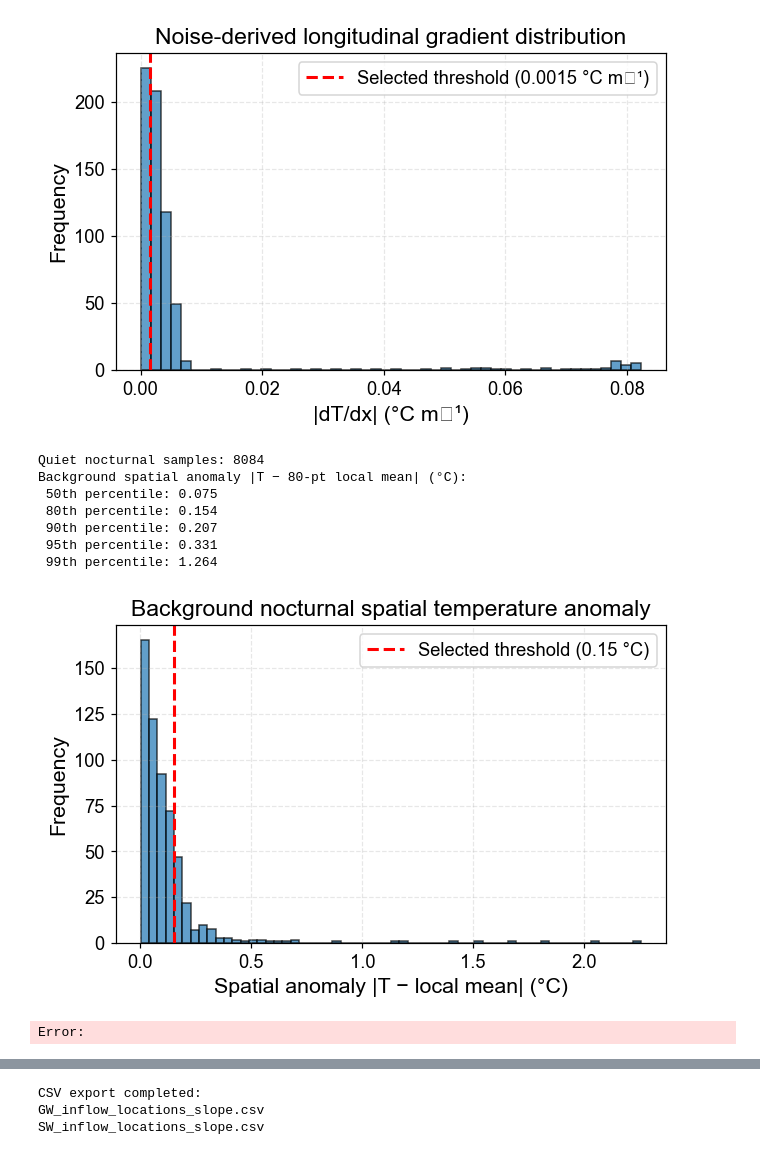
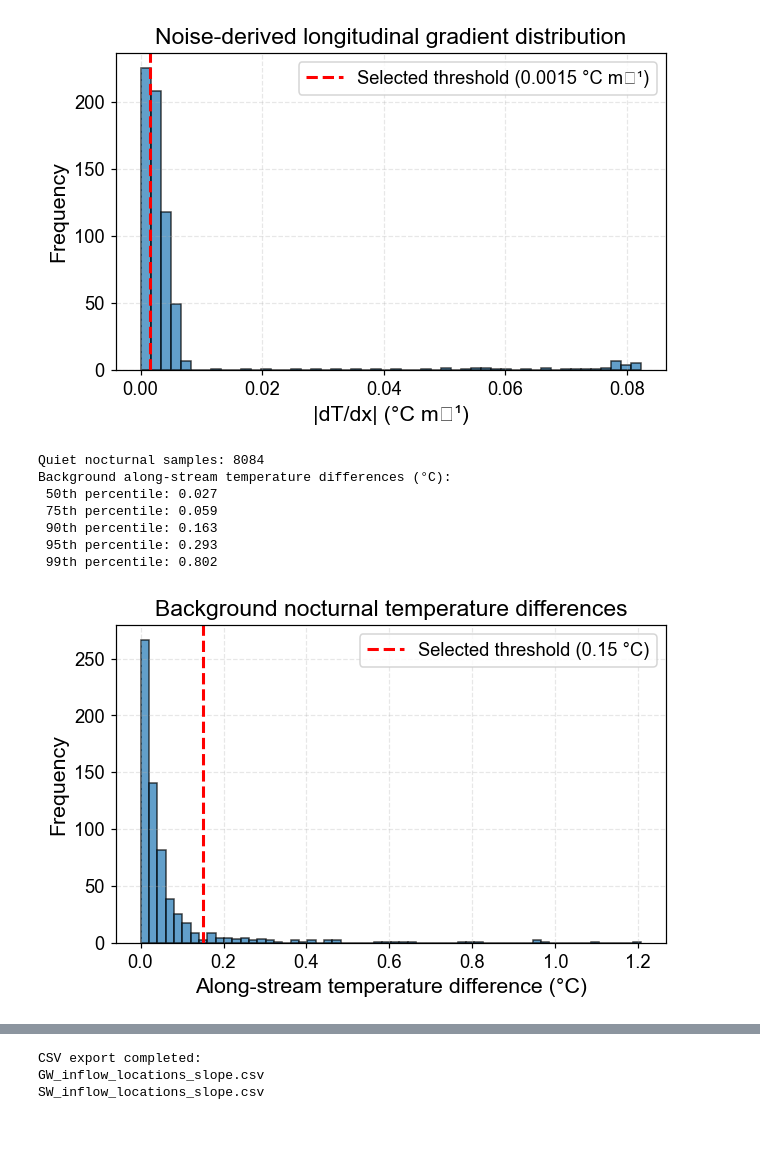
Before and after one commit to Parspar/DTS_analysis_LJO, a Jupyter notebook: DTS GW & SW Classifications.ipynb, the cells around one changed output, grey strips where cells are left out. Drawn from its saved outputs; the diff is of its cells as text; code cells hidden in the pictures.

```diff
--- a/DTS GW & SW Classifications.ipynb
+++ b/DTS GW & SW Classifications.ipynb
@@ -1271,67 +1170,58 @@ Noise-derived gradient statistics (°C m⁻¹):
 [figure]
 # %%
 
-#  0.15 °C SURFACE-WATER COOLING THRESHOLD
-
-# Goal:
-# Quantify background spatial temperature anomaly (same metric
-# as SW classification: T minus 80-point local mean) under
-# nocturnal, hydrologically quiet conditions (no melt, low Q).
-
-
-# Select quiet nocturnal conditions (no melt, low discharge)
 quiet_mask = (
     night_mask &
     (snow_xr <= snow_thresh) &
     (Q_xr <= Q_thresh)
 )
 
 data_quiet = data.sel(time=quiet_mask)
 
 print(f"Quiet nocturnal samples: {data_quiet.time.size}")
 
 # Compute mean quiet-night temperature profile
 quiet_mean = data_quiet["T"].mean(dim="time").dropna(dim="x")
 
-# Use same metric as SW classification: anomaly from 80-point local mean
-# (point minus rolling mean = how much colder/warmer than neighborhood)
-quiet_anom = quiet_mean - quiet_mean.rolling(x=80, center=True).mean()
-abs_anom = np.abs(quiet_anom.values)
-abs_anom = abs_anom[~np.isnan(abs_anom)]  # drop NaNs at edges from rolling
+# Compute along-stream temperature differences
+# (difference between neighboring DTS points)
+dT_dx = quiet_mean.diff("x")
+
+# Absolute temperature differences
+abs_dT = np.abs(dT_dx.values)
 
 # Percentile statistics
-p50 = np.nanpercentile(abs_anom, 50)
-p80 = np.nanpercentile(abs_anom, 80)
-p90 = np.nanpercentile(abs_anom, 90)
-p95 = np.nanpercentile(abs_anom, 95)
-p99 = np.nanpercentile(abs_anom, 99)
+p50 = np.nanpercentile(abs_dT, 50)
+p75 = np.nanpercentile(abs_dT, 75)
+p90 = np.nanpercentile(abs_dT, 90)
+p95 = np.nanpercentile(abs_dT, 95)
+p99 = np.nanpercentile(abs_dT, 99)
 
-print("Background spatial anomaly |T − 80-pt local mean| (°C):")
+print("Background along-stream temperature differences (°C):")
 print(f" 50th percentile: {p50:.3f}")
-print(f" 80th percentile: {p80:.3f}")
+print(f" 75th percentile: {p75:.3f}")
 print(f" 90th percentile: {p90:.3f}")
 print(f" 95th percentile: {p95:.3f}")
 print(f" 99th percentile: {p99:.3f}")
 
 # Visualize distribution
 plt.figure(figsize=(6, 4))
-plt.hist(abs_anom, bins=60, alpha=0.7, edgecolor="black")
+plt.hist(abs_dT, bins=60, alpha=0.7, edgecolor="black")
 plt.axvline(0.15, color="red", linestyle="--", linewidth=2,
             label="Selected threshold (0.15 °C)")
-plt.xlabel("Spatial anomaly |T − local mean| (°C)")
+plt.xlabel("Along-stream temperature difference (°C)")
 plt.ylabel("Frequency")
-plt.title("Background nocturnal spatial temperature anomaly")
+plt.title("Background nocturnal temperature differences")
 plt.legend()
 plt.grid(True, linestyle="--", alpha=0.3)
 plt.tight_layout()
 plt.show()
 # %% [output]
 Quiet nocturnal samples: 8084
-Background spatial anomaly |T − 80-pt local mean| (°C):
- 50th percentile: 0.075
- 80th percentile: 0.154
- 90th percentile: 0.207
- 95th percentile: 0.331
- 99th percentile: 1.264
+Background along-stream temperature differences (°C):
+ 50th percentile: 0.027
+ 75th percentile: 0.059
+ 90th percentile: 0.163
+ 95th percentile: 0.293
+ 99th percentile: 0.802
-[figure, old version]
+[figure, new version]
-Error:
```
Also changed, not shown: parts of 10 cells of this notebook, 4 other files.
